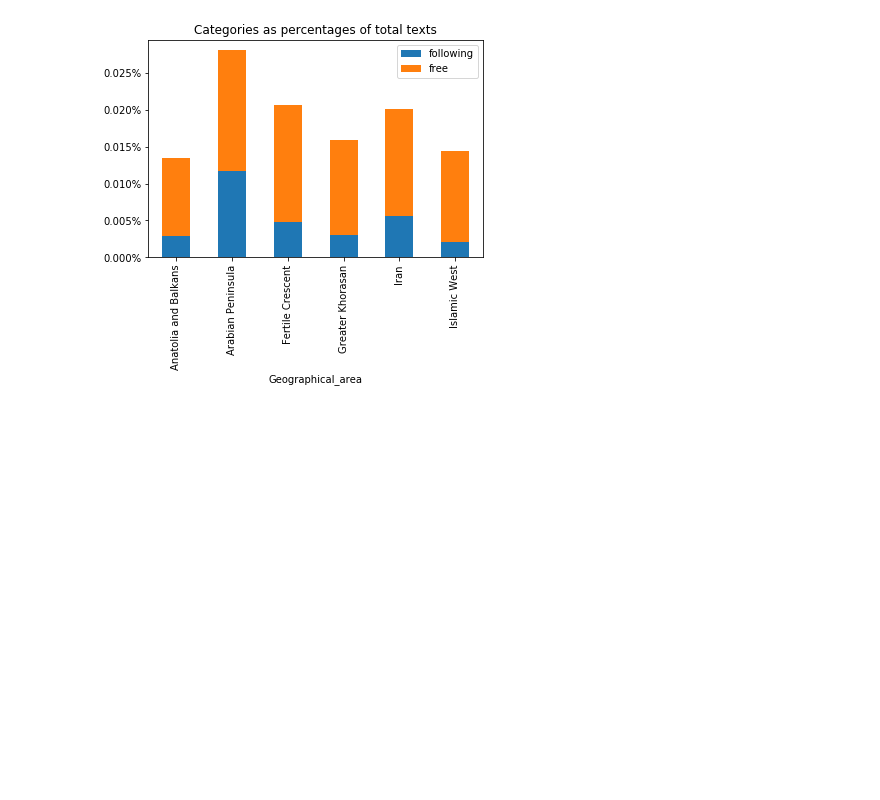
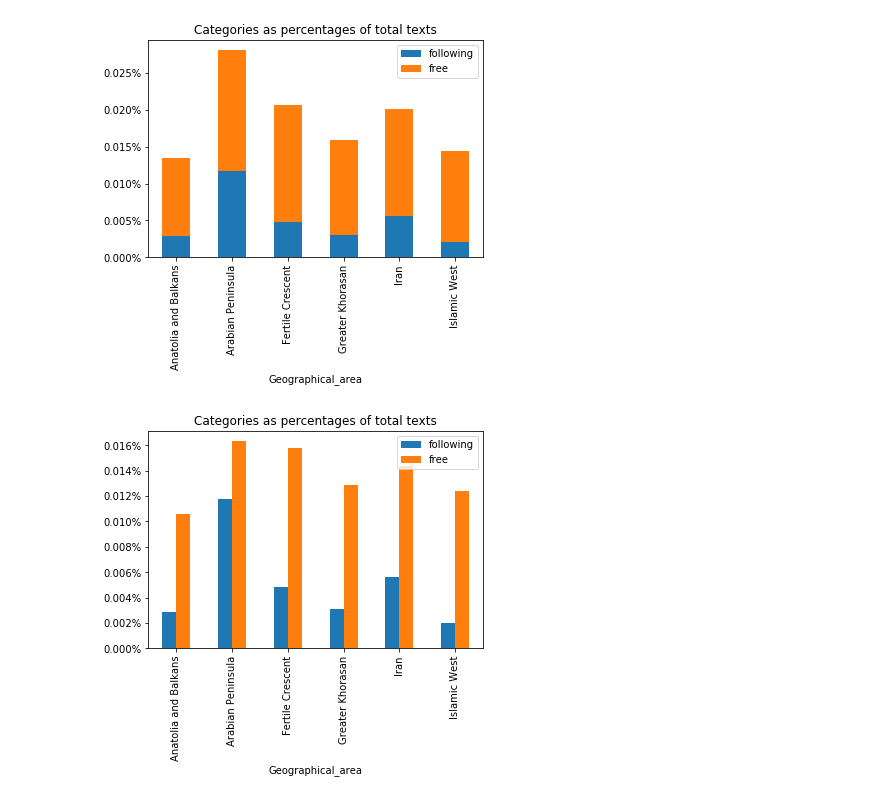
Before and after one commit to arabic-digital-humanities/adhtools, a Jupyter notebook: notebooks/AnalysesReasoning.ipynb, the cells around one changed output. Drawn from its saved outputs; the diff is of its cells as text; code cells hidden in the pictures; blank space fills up the shorter version.

```diff
--- a/notebooks/AnalysesReasoning.ipynb
+++ b/notebooks/AnalysesReasoning.ipynb
@@ -160,3 +165,10 @@ ax.yaxis.set_major_formatter(ticker.FormatStrFormatter('%1.3f%%'))
 plt.show()
 # %% [output]
 [figure]
+# %%
+ax = (by_region*100).plot(kind='bar', stacked=False)
+plt.title('Categories as percentages of total texts')
+ax.yaxis.set_major_formatter(ticker.FormatStrFormatter('%1.3f%%'))
+plt.show()
+# %% [output]
+[figure, added]
```
Also changed, not shown: parts of 3 cells of this notebook.
